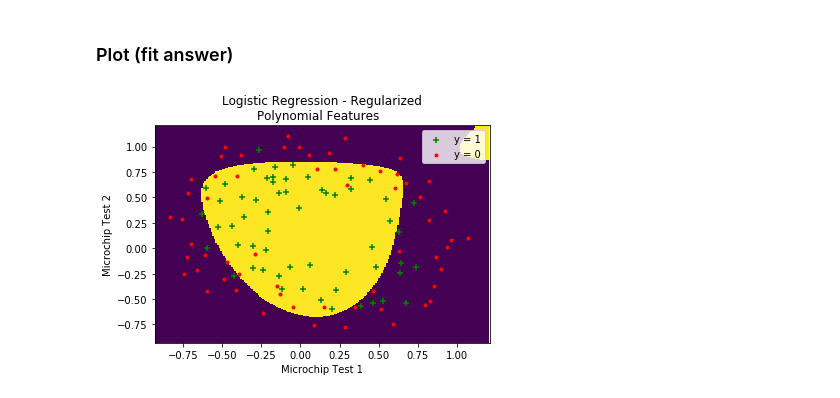
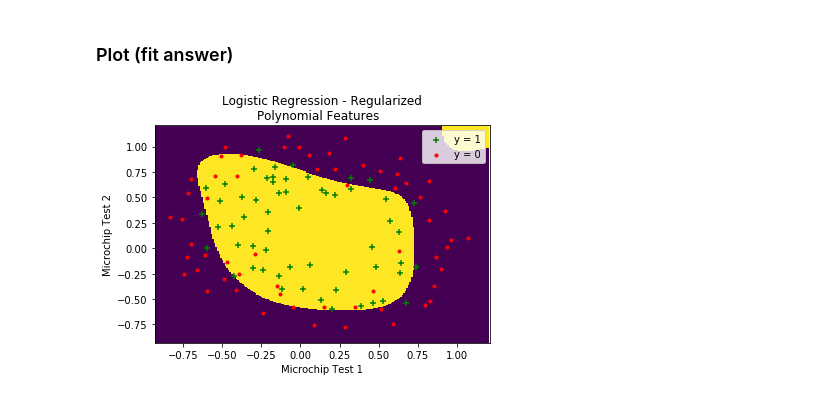
Before and after one commit to MohammadKhalaji/Andrew-NG-Machine-Learning-Assignments-Python, a Jupyter notebook: ex2/ex2.ipynb, the cells around one changed output. Cells and saved outputs as stored; diff of their text form; code cells hidden in the pictures.

```diff
--- a/ex2/ex2.ipynb
+++ b/ex2/ex2.ipynb
@@ -176,32 +176,32 @@ y_range = np.arange(y_min, y_max, 0.01)
 xx, yy = np.meshgrid(x_range, y_range)
 
 zz = np.zeros(xx.shape)
 for i in range(zz.shape[1]):
     for j in range(zz.shape[1]):
         x_vector = np.array([[xx[i][j], yy[i][j]]])
         x_vector = poly.fit_transform(x_vector).ravel()
         x_vector = x_vector.reshape((n, 1))
-        zz[i][j] = predict(x_vector, fit)
+        zz[i][j] = predict(x_vector, overfit)
 
 plt.pcolormesh(xx, yy, zz)
 
 
 # plotting the points:
 z_x = []
 z_y = []
 o_x = []
 o_y = []
 for i in range(0, original_X.shape[0]):
     if y[i][0] == 1:
         o_x.append(original_X[i][0])
         o_y.append(original_X[i][1])
     else:
         z_x.append(original_X[i][0])
         z_y.append(original_X[i][1])
 
 plt.scatter(o_x, o_y, marker='+', c='g', label='y = 1')
 plt.scatter(z_x, z_y, marker='.', c='r', label='y = 0')
 plt.legend()
 plt.show()
 # %% [output]
-[figure, old version]
+[figure, new version]
```
Also changed, not shown: 3 other files.
